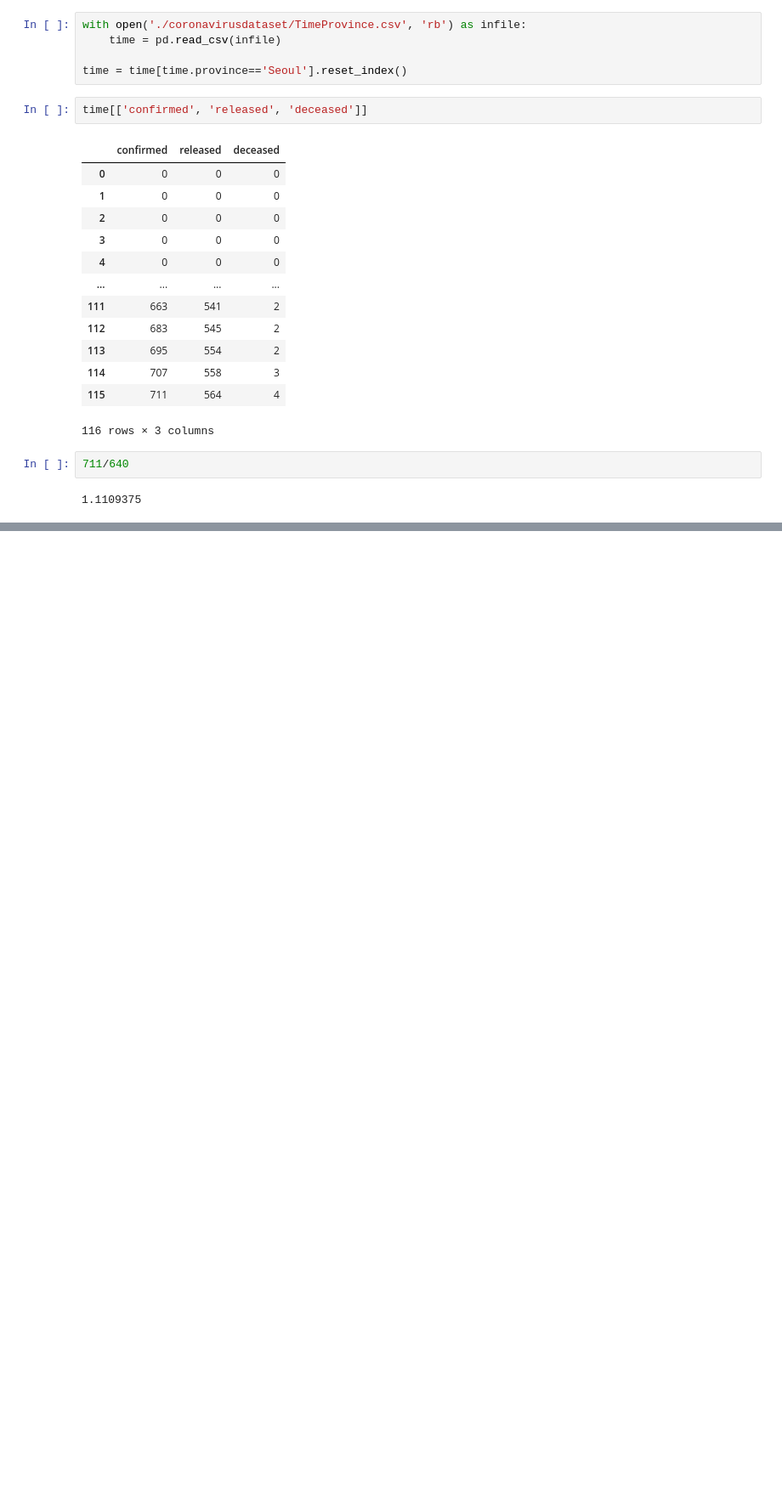
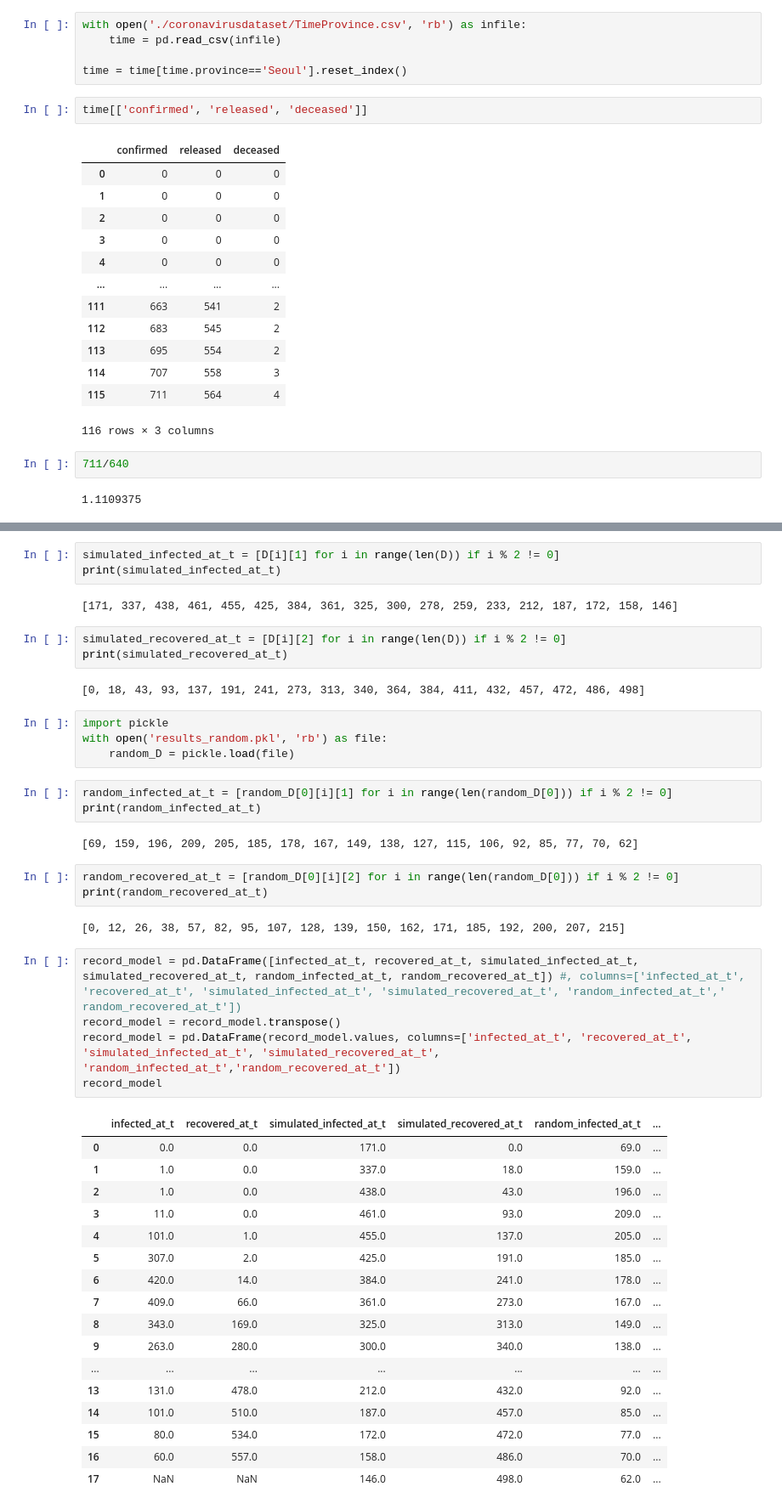
Before and after one commit to ludovicaschaerf/MRWP_Final_Project, a Jupyter notebook: Model Creation.ipynb, the cells around one changed output, grey strips where cells are left out. Shown at 85% size. Saved outputs shown, nothing was run; the diff lists cells and outputs as text; blank space fills up the shorter version.

```diff
--- a/Model Creation.ipynb
+++ b/Model Creation.ipynb
@@ -406,0 +425,47 @@ total dead 1
+# %%
+simulated_infected_at_t = [D[i][1] for i in range(len(D)) if i % 2 != 0]
+print(simulated_infected_at_t)
+# %% [output]
+[171, 337, 438, 461, 455, 425, 384, 361, 325, 300, 278, 259, 233, 212, 187, 172, 158, 146]
+# %%
+simulated_recovered_at_t = [D[i][2] for i in range(len(D)) if i % 2 != 0]
+print(simulated_recovered_at_t)
+# %% [output]
+[0, 18, 43, 93, 137, 191, 241, 273, 313, 340, 364, 384, 411, 432, 457, 472, 486, 498]
+# %%
+import pickle
+with open('results_random.pkl', 'rb') as file:
+    random_D = pickle.load(file)
+# %%
+random_infected_at_t = [random_D[0][i][1] for i in range(len(random_D[0])) if i % 2 != 0]
+print(random_infected_at_t)
+# %% [output]
+[69, 159, 196, 209, 205, 185, 178, 167, 149, 138, 127, 115, 106, 92, 85, 77, 70, 62]
+# %%
+random_recovered_at_t = [random_D[0][i][2] for i in range(len(random_D[0])) if i % 2 != 0]
+print(random_recovered_at_t)
+# %% [output]
+[0, 12, 26, 38, 57, 82, 95, 107, 128, 139, 150, 162, 171, 185, 192, 200, 207, 215]
+# %%
+record_model = pd.DataFrame([infected_at_t, recovered_at_t, simulated_infected_at_t, simulated_recovered_at_t, random_infected_at_t, random_recovered_at_t]) #, columns=['infected_at_t', 'recovered_at_t', 'simulated_infected_at_t', 'simulated_recovered_at_t', 'random_infected_at_t',' random_recovered_at_t'])
+record_model = record_model.transpose()
+record_model = pd.DataFrame(record_model.values, columns=['infected_at_t', 'recovered_at_t', 'simulated_infected_at_t', 'simulated_recovered_at_t', 'random_infected_at_t','random_recovered_at_t'])
+record_model
+# %% [output]
+|  | infected_at_t | recovered_at_t | simulated_infected_at_t | simulated_recovered_at_t | random_infected_at_t | ... |
+| 0 | 0.0 | 0.0 | 171.0 | 0.0 | 69.0 | ... |
+| 1 | 1.0 | 0.0 | 337.0 | 18.0 | 159.0 | ... |
+| 2 | 1.0 | 0.0 | 438.0 | 43.0 | 196.0 | ... |
+| 3 | 11.0 | 0.0 | 461.0 | 93.0 | 209.0 | ... |
+| 4 | 101.0 | 1.0 | 455.0 | 137.0 | 205.0 | ... |
+| 5 | 307.0 | 2.0 | 425.0 | 191.0 | 185.0 | ... |
+| 6 | 420.0 | 14.0 | 384.0 | 241.0 | 178.0 | ... |
+| 7 | 409.0 | 66.0 | 361.0 | 273.0 | 167.0 | ... |
+| 8 | 343.0 | 169.0 | 325.0 | 313.0 | 149.0 | ... |
+| 9 | 263.0 | 280.0 | 300.0 | 340.0 | 138.0 | ... |
+| ... | ... | ... | ... | ... | ... | ... |
+| 13 | 131.0 | 478.0 | 212.0 | 432.0 | 92.0 | ... |
+| 14 | 101.0 | 510.0 | 187.0 | 457.0 | 85.0 | ... |
+| 15 | 80.0 | 534.0 | 172.0 | 472.0 | 77.0 | ... |
+| 16 | 60.0 | 557.0 | 158.0 | 486.0 | 70.0 | ... |
+| 17 | NaN | NaN | 146.0 | 498.0 | 62.0 | ... |
```
Also changed, not shown: parts of 10 cells of this notebook.
